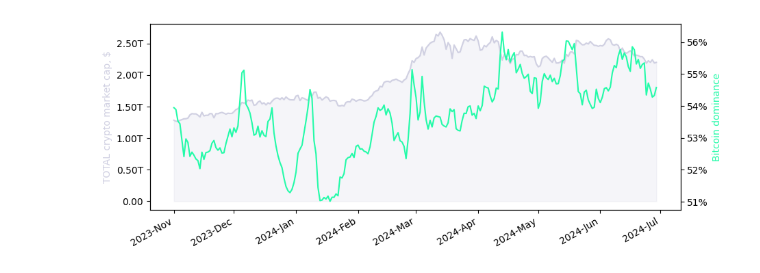
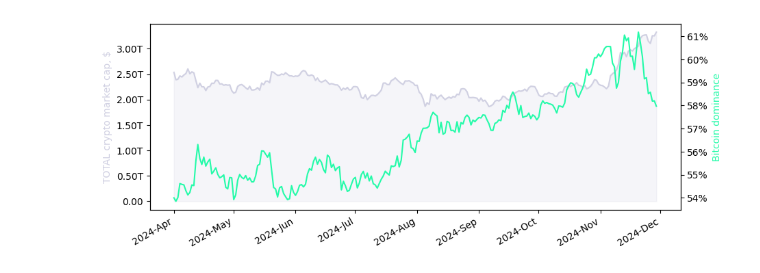
Before and after one commit to apeoftheapes/Data-analysis-with-pandas, a Jupyter notebook: __000003 (1).ipynb, the cells around one changed output. Saved outputs shown, nothing was run; the diff lists cells and outputs as text; code cells hidden in the pictures.

```diff
--- a/__000003 (1).ipynb
+++ b/__000003 (1).ipynb
@@ -9,7 +9,7 @@ import matplotlib.ticker as mticker
 df = pd.read_csv('CRYPTOCAP_TOTAL, 1D (1).csv')
 df['time'] = df['time'].apply(lambda x: datetime.fromtimestamp(x))
 
-df = df[(df['time'] >= datetime.fromisoformat('2023-11-01')) & (df['time'] <= datetime.fromisoformat('2024-06-30'))]
+df = df[(df['time'] >= datetime.fromisoformat('2024-04-01')) & (df['time'] <= datetime.fromisoformat('2024-11-30'))]
 x = df['time']
 y1 = df['close']
 y2 = df['BTC.D · CRYPTOCAP: close'].ffill()
@@ -19,31 +19,31 @@ fig, ax1 = plt.subplots(figsize=(10,4))
 ax2 = ax1.twinx()
 ax1.plot(x, y1, '-', color = (208/255, 208/255, 208/235), zorder = 10)
 ax2.plot(x, y2, '-', color = (36/255, 251/255, 169/255),zorder = 1)
 ax1.fill_between(x, y1, color = (208/255, 208/255, 208/235), alpha = 0.2)
 
 
 
 ax1.xaxis_date()
 ax1.xaxis.set_major_formatter(mdates.DateFormatter('%Y-%b'))
 fig.autofmt_xdate()
 
 ax1.set_ylabel('TOTAL crypto market cap, $', color= (208/255, 208/255, 208/235))
 ax2.set_ylabel('Bitcoin dominance', color = (36/255, 251/255, 169/255))
 
 # format number to a more readable form
 def human_format(num):
     magnitude = 0
     while abs(num) >= 100:
         magnitude += 1
         num /= 1000.0
     # add more suffixes if you need them
     return '%.2f%s' % (num, ['', 'K', 'M', 'bn', 'T', 'TT'][magnitude])
 
 ticks_loc = ax1.get_yticks().tolist();
 ax1.yaxis.set_major_locator(mticker.FixedLocator(ticks_loc));
 ax1.set_yticklabels([human_format(x) for x in ticks_loc]);
 ticks_loc = ax2.get_yticks().tolist();
 ax2.yaxis.set_major_locator(mticker.FixedLocator(ticks_loc));
 ax2.set_yticklabels([f'{x:.0f}%' for x in ticks_loc]);
 # %% [output]
-[figure, old version]
+[figure, new version]
```
